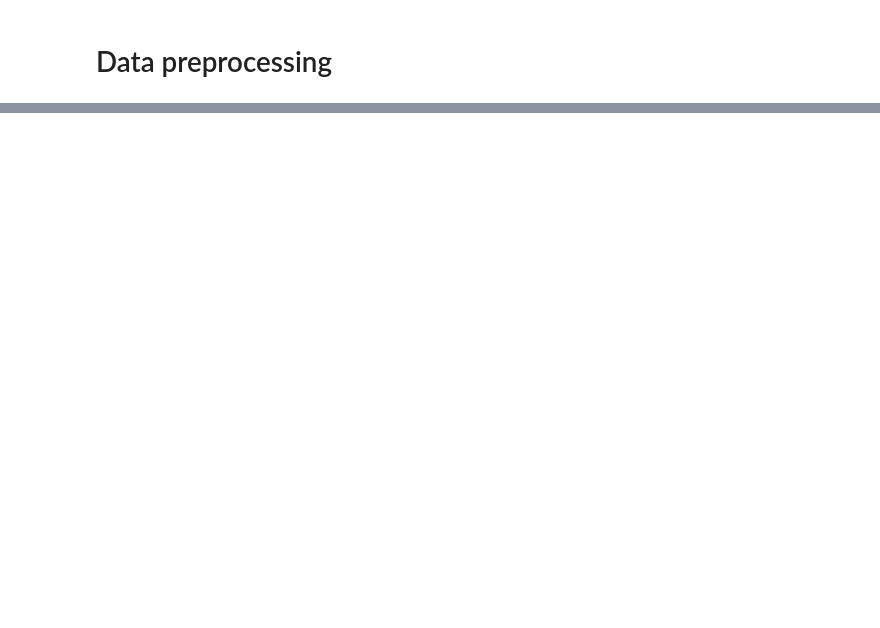
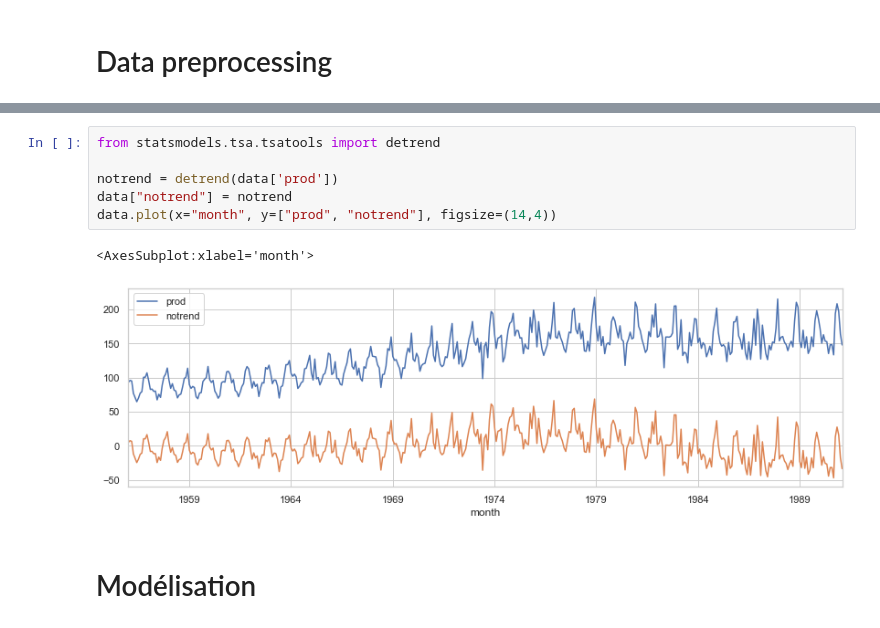
Before and after one commit to Baabel001/Modele-SARIMA, a Jupyter notebook: modele.ipynb, the cells around one changed output, grey strips where cells are left out. Saved outputs shown, nothing was run; the diff lists cells and outputs as text; blank space fills up the shorter version.

```diff
--- a/modele.ipynb
+++ b/modele.ipynb
@@ -33,0 +116,11 @@ plt.show()
+# %%
+from statsmodels.tsa.tsatools import detrend
+
+notrend = detrend(data['prod'])
+data["notrend"] = notrend
+data.plot(x="month", y=["prod", "notrend"], figsize=(14,4))
+# %% [output]
+<AxesSubplot:xlabel='month'>
+[figure, added]
+# %% [markdown]
+# Modélisation
```
Also changed, not shown: parts of 13 cells of this notebook.
